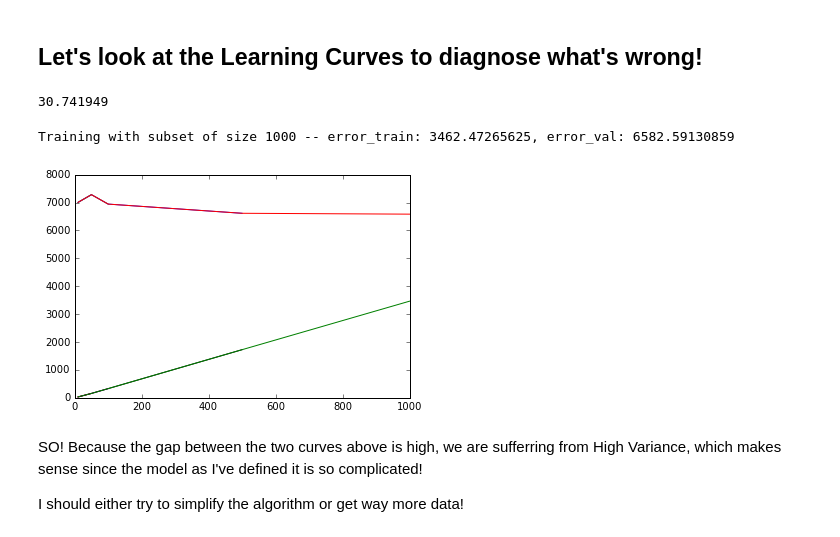
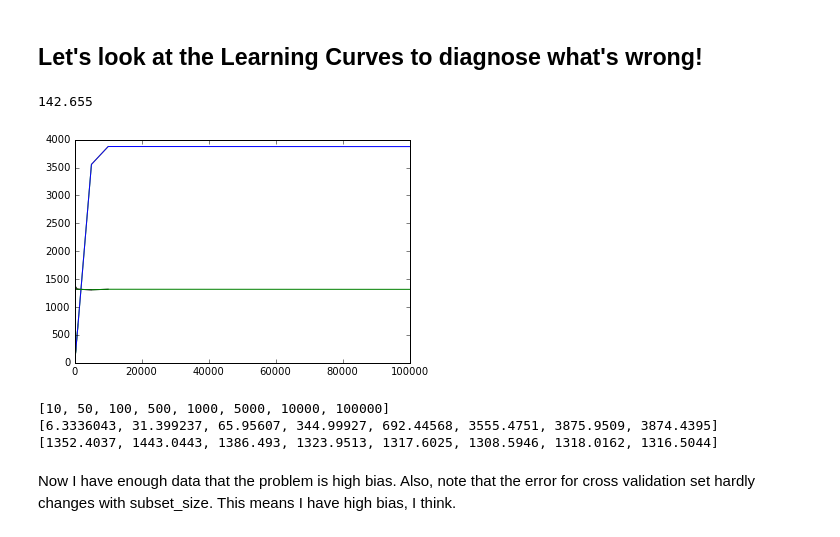
Before and after one commit to NHDaly/jupyter-binder, a Jupyter notebook: ml/Gan_Speaking.ipynb, the cells around one changed output. Cells and saved outputs as stored; diff of their text form; code cells hidden in the pictures.

Commit message:
simplified model: now high bias

```diff
--- a/ml/Gan_Speaking.ipynb
+++ b/ml/Gan_Speaking.ipynb
@@ -106,21 +106,29 @@ by = tf.Variable(tf.zeros([1]), name='by')
 X = tf.placeholder(tf.float32, [None, flattened_image_len], name='images') # Images (in a batch)
 a1 = X
 a2 = tf.nn.sigmoid(tf.matmul(a1, W1) + b1)
-a3 = tf.nn.sigmoid(tf.matmul(W1, W2) + b2)
-a4 = tf.nn.sigmoid(tf.matmul(W2, W3) + b3)
-ay = tf.nn.sigmoid(tf.matmul(W3, Wy) + by)
+print a2.get_shape()
+
+ay = tf.nn.sigmoid(tf.matmul(a2, Wy) + by)
 y = ay        # Confidence the image is generated by GAN.
+
+print y.get_shape()
+
+
+a3 = tf.nn.sigmoid(tf.matmul(a2, W2) + b2)
+a4 = tf.nn.sigmoid(tf.matmul(a3, W3) + b3)
 # %%
 truth = tf.placeholder(tf.float32, [None], name='truth')
 
+
+m = tf.shape(truth)  # Number of input pairs.
+
 #cost = tf.reduce_mean(tf.reduce_sum(-truth*tf.log(y) - (1-truth)*tf.log(1-y)));  # multiplication is element-wise
-cost_unreg = tf.reduce_mean(tf.reduce_sum(-truth*tf.log(y) - (1-truth)*tf.log(1-y)));  # multiplication is element-wise
+cost_unreg = (1./tf.to_float(m))*tf.reduce_sum(tf.reduce_sum(-truth*tf.log(y + 1e-10) - (1-truth)*tf.log(1-y + 1e-10)));  # multiplication is element-wise
 
-m = tf.to_float(tf.shape(truth))  # Number of input pairs.
 reg_lambda = tf.placeholder(tf.float32, 1, name='lambda')
 
 theta_sums = tf.reduce_sum(W1**2) + tf.reduce_sum(W2**2) + tf.reduce_sum(W3**2) + tf.reduce_sum(Wy**2)
-cost_reg   = cost_unreg + (reg_lambda / (2*m)) * theta_sums
+cost_reg   = cost_unreg + (reg_lambda / (2*tf.to_float(m))) * theta_sums
 # %%
 learning_rate = 0.001
 sess = tf.Session()
@@ -132,6 +140,7 @@ def trainLogisticRegression(training_examples, regularization_lambda):
     init = tf.initialize_all_variables()
     sess.run(init)
     losses = []
+    ys = []
     iteration = 0
     for i in range(100):
         normalized_inputs = np.array([normalize(x[0]) for x in training_examples])
@@ -140,10 +149,10 @@ def trainLogisticRegression(training_examples, regularization_lambda):
         feed_dict={X:normalized_inputs, truth:labels, reg_lambda:[regularization_lambda]}
         _,[loss],y_out = sess.run((train_step, cost_reg, y), feed_dict=feed_dict)
         losses.append(loss)
+        ys.append(y_out.flatten())
         iteration += 1
-        loss,y_out.flatten()
-    return losses
+    return losses, ys
 
-losses = trainLogisticRegression(Xtrain[:20], 30)
+losses,ys = trainLogisticRegression(Xtrain[:50], 10)
 # %%
 print losses[:5]
@@ -168,38 +179,44 @@ def logisticRegressionCostFunction(input_pairs, regularization_lambda):
     labels = np.array([x[1] for x in input_pairs])
 
     feed_dict={X:normalized_inputs, truth:labels, reg_lambda:[regularization_lambda]}
-    [loss] = sess.run((cost_reg), feed_dict=feed_dict)
+    [loss], y_out = sess.run((cost_reg,y), feed_dict=feed_dict)
     return loss
-logisticRegressionCostFunction(Xtrain[:10], 2)
+loss = logisticRegressionCostFunction(Xtrain[:200], 2)
+print loss
 # %% [output]
-30.741949
+142.655
 # %%
 # Plot how well it can learn
 # %%
 regularization_lambda = 100
 error_train = []
 error_val = []
-subset_sizes = [10, 50, 100, 500, 1000]
+subset_sizes = [10, 50, 100, 500, 1000, 5000, 10000, 100000]
 for idx,subset_size in enumerate(subset_sizes):
     train_subset = Xtrain[:subset_size]
     _ = trainLogisticRegression(train_subset, regularization_lambda)
 
     # Now calculate the loss for the theta trained with this training subset.
     #  Note, don't regularize when calculating actual loss.
     error_train.append(logisticRegressionCostFunction(train_subset, 0))
     error_val.append(logisticRegressionCostFunction(Xcv, 0))
     print "Training with subset of size {0} -- error_train: {1}, error_val: {2}".format(subset_size, error_train[-1], error_val[-1])
 
     plt.plot(subset_sizes[:idx+1], error_train, subset_sizes[:idx+1], error_val)
     display.display(plt.gcf())
     display.clear_output(wait=True)
 # %% [output]
-Training with subset of size 1000 -- error_train: 3462.47265625, error_val: 6582.59130859
-[figure, old version]
+[figure, new version]
-# %% [markdown]
-SO! Because the gap between the two curves above is high, we are sufferring from High Variance, which makes sense since the model as I've defined it is so complicated!
-
-I should either try to simplify the algorithm or get way more data!
+# %%
+print subset_sizes
+print error_train
+print error_val
+# %% [output]
+[10, 50, 100, 500, 1000, 5000, 10000, 100000]
+[6.3336043, 31.399237, 65.95607, 344.99927, 692.44568, 3555.4751, 3875.9509, 3874.4395]
+[1352.4037, 1443.0443, 1386.493, 1323.9513, 1317.6025, 1308.5946, 1318.0162, 1316.5044]
+# %% [markdown]
+Now I have enough data that the problem is high bias. Also, note that the error for cross validation set hardly changes with subset_size. This means I have high bias, I think.
 # %%
 # Down-scale the image.
 import scipy
```
Also changed, not shown: parts of 4 cells of this notebook.
